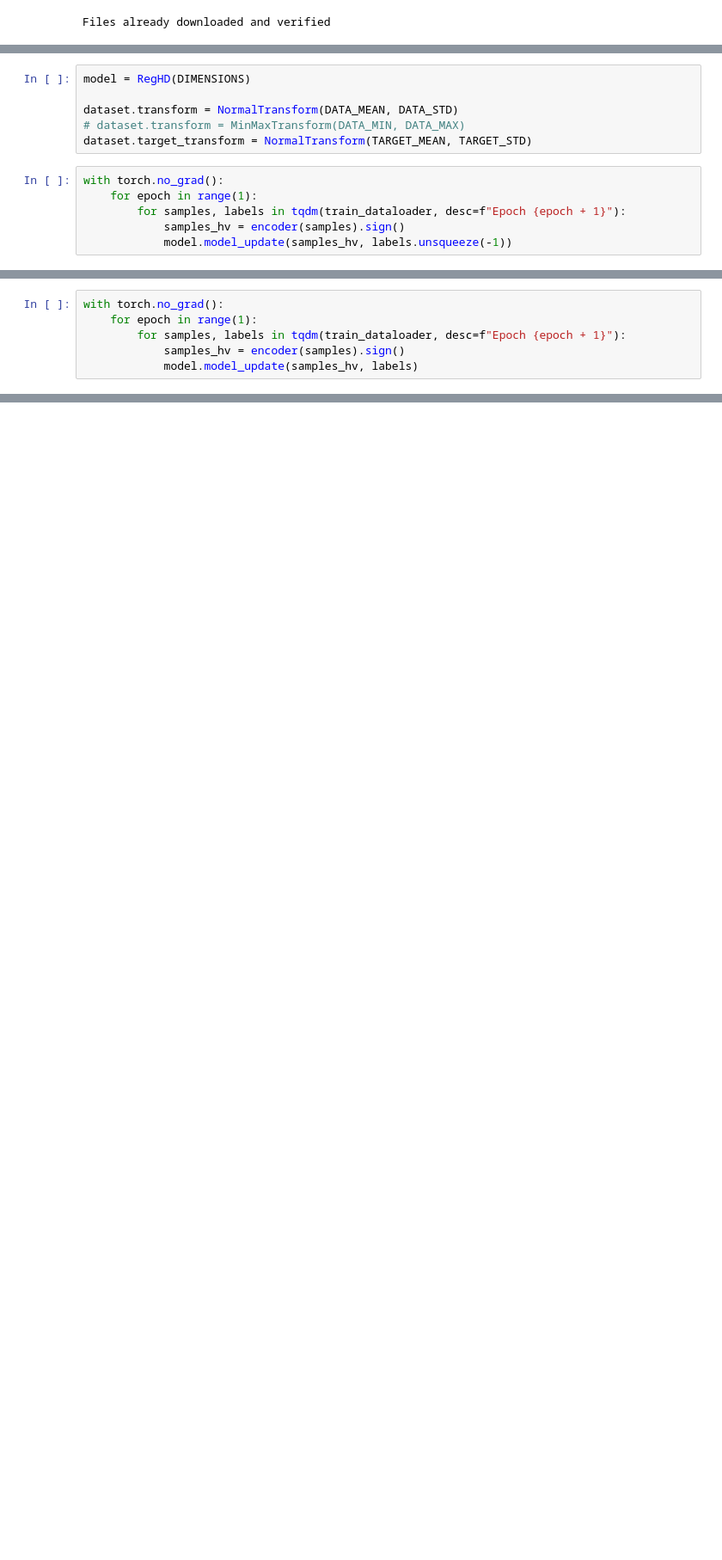
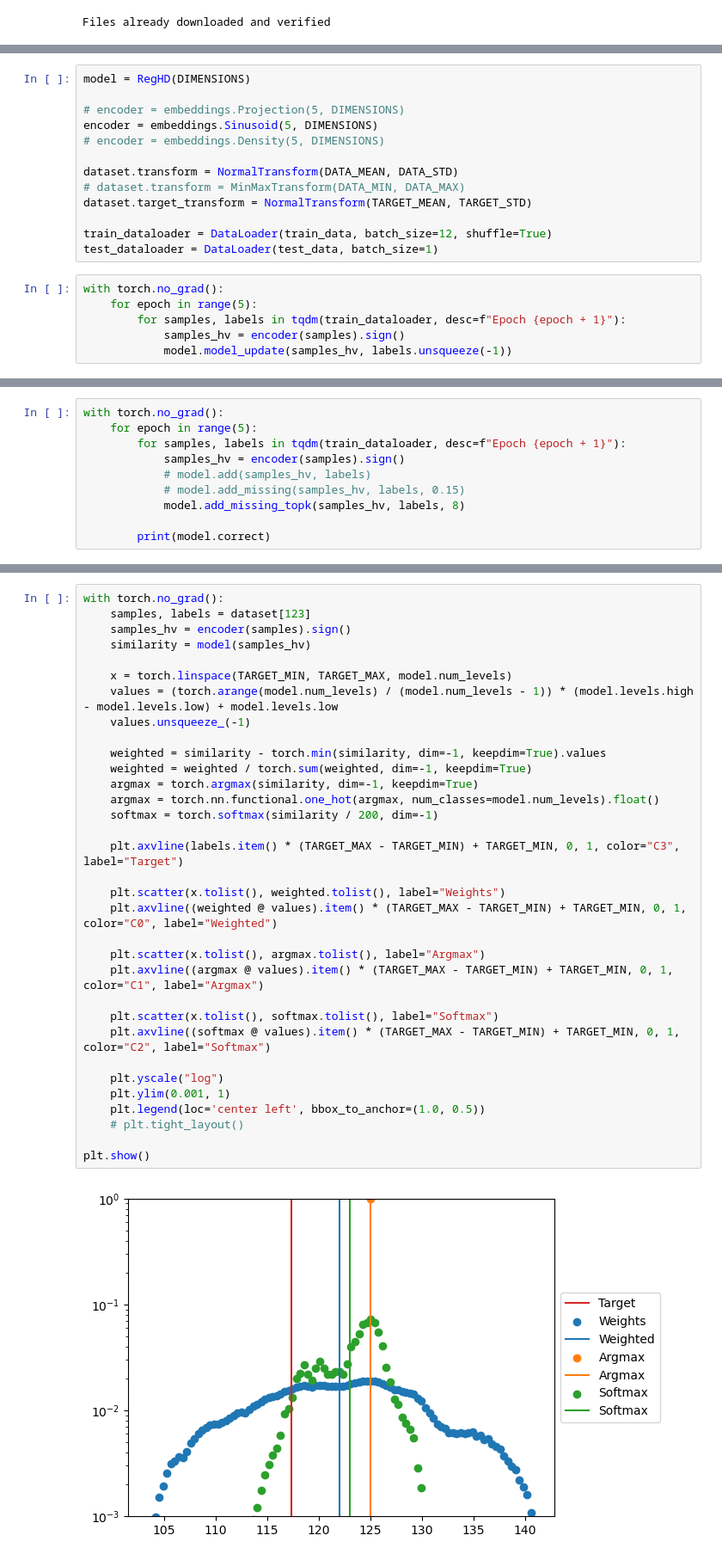
Before and after one commit to Didanny/LevelHypervectorRegression, a Jupyter notebook: hdreg.ipynb, the cells around one changed output, grey strips where cells are left out. Shown at 86% size. Drawn from its saved outputs; the diff is of its cells as text; blank space fills up the shorter version.

Commit message:
Add softmax

```diff
--- a/hdreg.ipynb
+++ b/hdreg.ipynb
@@ -116,12 +157,19 @@ encoder = embeddings.Projection(5, DIMENSIONS)
 # %%
 model = RegHD(DIMENSIONS)
+
+# encoder = embeddings.Projection(5, DIMENSIONS)
+encoder = embeddings.Sinusoid(5, DIMENSIONS)
+# encoder = embeddings.Density(5, DIMENSIONS)
 
 dataset.transform = NormalTransform(DATA_MEAN, DATA_STD)
 # dataset.transform = MinMaxTransform(DATA_MIN, DATA_MAX)
 dataset.target_transform = NormalTransform(TARGET_MEAN, TARGET_STD)
+
+train_dataloader = DataLoader(train_data, batch_size=12, shuffle=True)
+test_dataloader = DataLoader(test_data, batch_size=1)
 # %%
 with torch.no_grad():
-    for epoch in range(1):
+    for epoch in range(5):
         for samples, labels in tqdm(train_dataloader, desc=f"Epoch {epoch + 1}"):
             samples_hv = encoder(samples).sign()
             model.model_update(samples_hv, labels.unsqueeze(-1))
@@ -149,6 +204,10 @@ dataset.target_transform = MinMaxTransform(TARGET_MIN, TARGET_MAX)
 # %%
 with torch.no_grad():
-    for epoch in range(1):
+    for epoch in range(5):
         for samples, labels in tqdm(train_dataloader, desc=f"Epoch {epoch + 1}"):
             samples_hv = encoder(samples).sign()
-            model.model_update(samples_hv, labels)
+            # model.add(samples_hv, labels)
+            # model.add_missing(samples_hv, labels, 0.15)
+            model.add_missing_topk(samples_hv, labels, 8)
+
+        print(model.correct)
@@ -168,0 +259,35 @@ Testing mean squared error of 44.254
+# %%
+with torch.no_grad():
+    samples, labels = dataset[123]
+    samples_hv = encoder(samples).sign()
+    similarity = model(samples_hv)
+
+    x = torch.linspace(TARGET_MIN, TARGET_MAX, model.num_levels)
+    values = (torch.arange(model.num_levels) / (model.num_levels - 1)) * (model.levels.high - model.levels.low) + model.levels.low
+    values.unsqueeze_(-1)
+
+    weighted = similarity - torch.min(similarity, dim=-1, keepdim=True).values
+    weighted = weighted / torch.sum(weighted, dim=-1, keepdim=True)
+    argmax = torch.argmax(similarity, dim=-1, keepdim=True)
+    argmax = torch.nn.functional.one_hot(argmax, num_classes=model.num_levels).float()
+    softmax = torch.softmax(similarity / 200, dim=-1)
+
+    plt.axvline(labels.item() * (TARGET_MAX - TARGET_MIN) + TARGET_MIN, 0, 1, color="C3", label="Target")
+
+    plt.scatter(x.tolist(), weighted.tolist(), label="Weights")
+    plt.axvline((weighted @ values).item() * (TARGET_MAX - TARGET_MIN) + TARGET_MIN, 0, 1, color="C0", label="Weighted")
+
+    plt.scatter(x.tolist(), argmax.tolist(), label="Argmax")
+    plt.axvline((argmax @ values).item() * (TARGET_MAX - TARGET_MIN) + TARGET_MIN, 0, 1, color="C1", label="Argmax")
+
+    plt.scatter(x.tolist(), softmax.tolist(), label="Softmax")
+    plt.axvline((softmax @ values).item() * (TARGET_MAX - TARGET_MIN) + TARGET_MIN, 0, 1, color="C2", label="Softmax")
+
+    plt.yscale("log")
+    plt.ylim(0.001, 1)
+    plt.legend(loc='center left', bbox_to_anchor=(1.0, 0.5))
+    # plt.tight_layout()
+
+plt.show()
+# %% [output]
+[figure, added]
```
Also changed, not shown: parts of 11 cells of this notebook.
